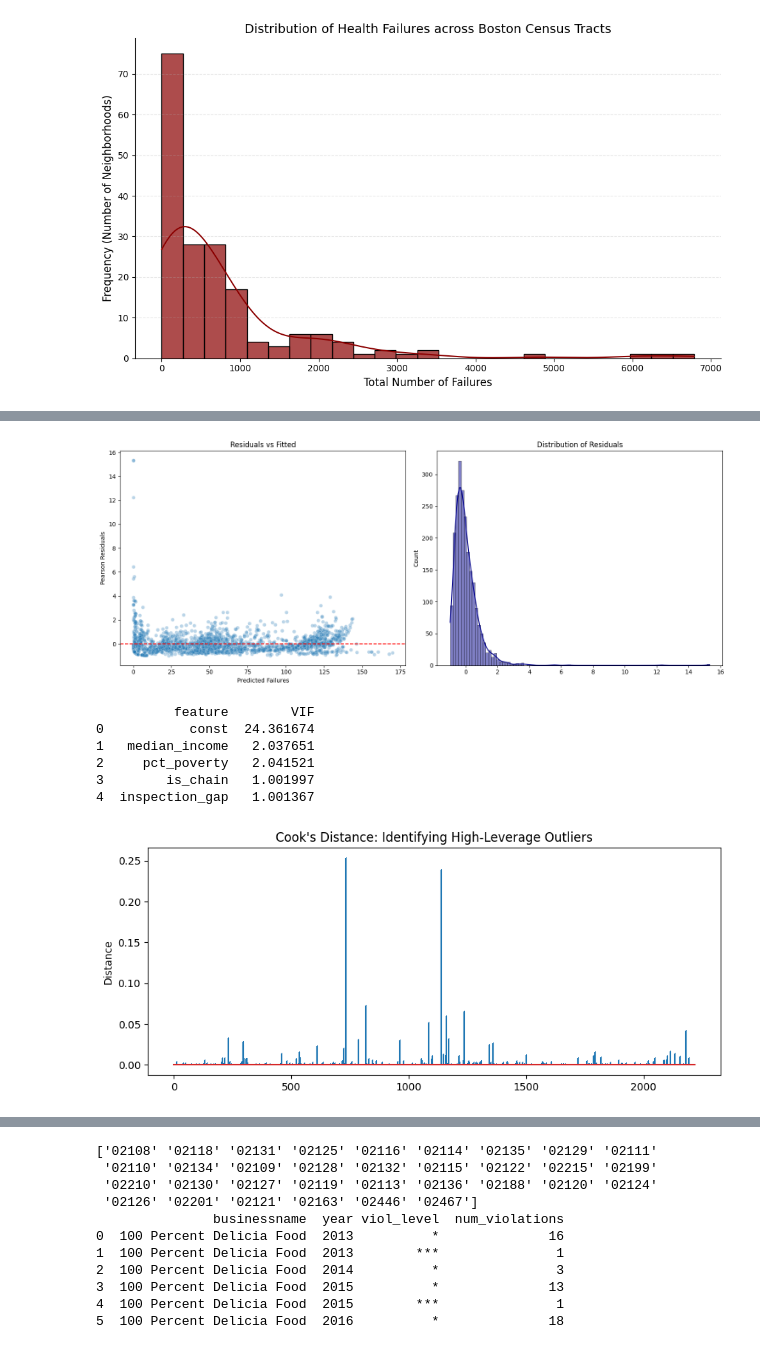
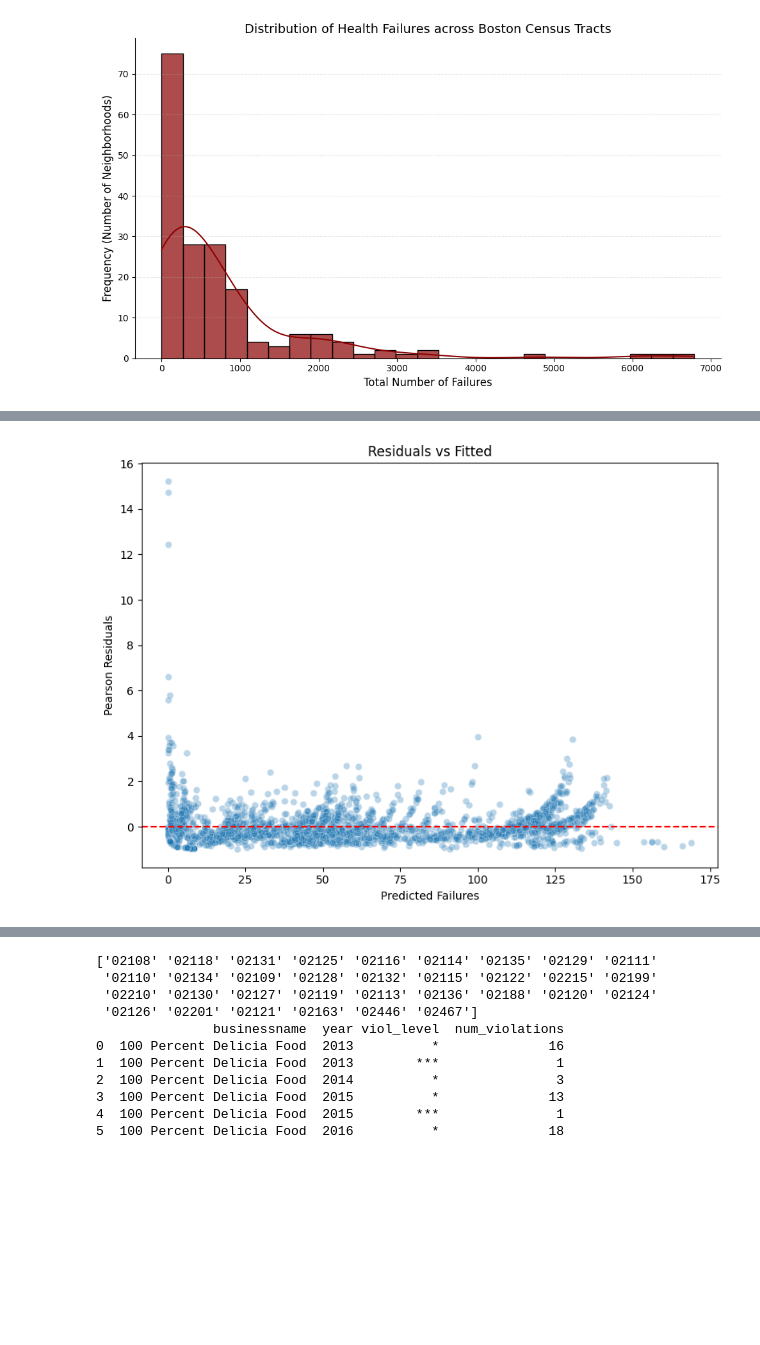
Before and after one commit to sy112-ops/YehS.ProjectDSH, a Jupyter notebook: YehS.ProjectDSH.ipynb, the cells around one changed output, grey strips where cells are left out. Saved outputs shown, nothing was run; the diff lists cells and outputs as text; code cells hidden in the pictures; blank space fills up the shorter version.

```diff
--- a/YehS.ProjectDSH.ipynb
+++ b/YehS.ProjectDSH.ipynb
@@ -448,7 +399,0 @@ df_model['income_pest_interaction'] = df_model['median_income']*df_model['flag_p
-# %%
-X_final_cols = ['inspection_count', 'inspection_gap', 'flag_hygiene', 'flag_pests', 'flag_debris', 'median_income', 'pct_poverty']
-X_final = sm.add_constant(df_model[X_final_cols])
-model_final = sm.OLS(df_model['failure_rate'], X_final).fit()
-
-
-print(model_final.summary())
@@ -507,11 +518,11 @@ y_test = test_df['total_failures']
 import statsmodels.api as sm
 import statsmodels.formula.api as smf
 
-#Given the long-tail, we use a negative binomial regression model.
+#FINAL MODEL
 df_model['year'] = df_model['year'].astype('category')
 
 
-model_train = smf.glm(formula = "total_failures~median_income + pct_poverty+flag_hygiene + flag_pests + flag_debris + income_pest_interaction + is_chain + inspection_gap + year", data = train_df,
+model_train = smf.glm(formula = "total_failures~flag_hygiene + flag_pests + flag_debris + is_chain + inspection_gap + year", data = train_df,
                         family = sm.families.NegativeBinomial()).fit()
 
 print(model_train.summary())
@@ -557,54 +568,18 @@ Test R-squared: 0.5495
 # %%
 fitted_vals = model_train.predict()
-fig, ax1 = plt.subplots(1,2, figsize =(15,6))
-sns.scatterplot(x = fitted_vals, y = resids, ax = ax1[0], alpha = 0.3)
-ax1[0].axhline(0, color='red', linestyle='--')
-ax1[0].set_title('Residuals vs Fitted')
-ax1[0].set_xlabel('Predicted Failures')
-ax1[0].set_ylabel('Pearson Residuals')
+plt.figure(figsize =(8,6))
 
-# Plot 2: Histogram of Residuals (Normality check)
-sns.histplot(resids, kde=True, ax=ax1[1], color='darkblue')
-ax1[1].set_title('Distribution of Residuals')
+sns.scatterplot(x = fitted_vals, y = resids, alpha = 0.3)
+plt.axhline(0, color='red', linestyle='--')
+plt.title('Residuals vs Fitted')
+plt.xlabel('Predicted Failures')
+plt.ylabel('Pearson Residuals')
+
 
 plt.tight_layout()
 plt.show()
 # %% [output]
-[figure, old version]
+[figure, new version]
-# %%
-#%pip install scikit-learn
-from statsmodels.stats.outliers_influence import variance_inflation_factor
-
-#Scan for multicollinearity
-X_vif = df_model[['median_income', 'pct_poverty', 'is_chain', 'inspection_gap']]
-X_vif = sm.add_constant(X_vif)
-
-vif_data = pd.DataFrame()
-vif_data["feature"] = X_vif.columns
-vif_data["VIF"] = [variance_inflation_factor(X_vif.values, i) for i in range(len(X_vif.columns))]
-
-print(vif_data)
-#Conclusion: No predictors violate multicollinearity
-# %% [output]
-          feature        VIF
-0           const  24.361674
-1   median_income   2.037651
-2     pct_poverty   2.041521
-3        is_chain   1.001997
-4  inspection_gap   1.001367
-# %%
-#Influential Outliers
-# Get influence measures
-influence = model_train.get_influence()
-cooks_d = influence.cooks_distance[0]
-
-plt.figure(figsize=(10, 4))
-plt.stem(np.arange(len(cooks_d)), cooks_d, markerfmt=",")
-plt.title("Cook's Distance: Identifying High-Leverage Outliers")
-plt.ylabel("Distance")
-plt.show()
-# %% [output]
-[figure, removed]
 # %%
 #Bar chart of Freq violation types by income level
 final_analysis_df['income_group'] = pd.qcut(
```
Also changed, not shown: parts of 20 cells of this notebook.
